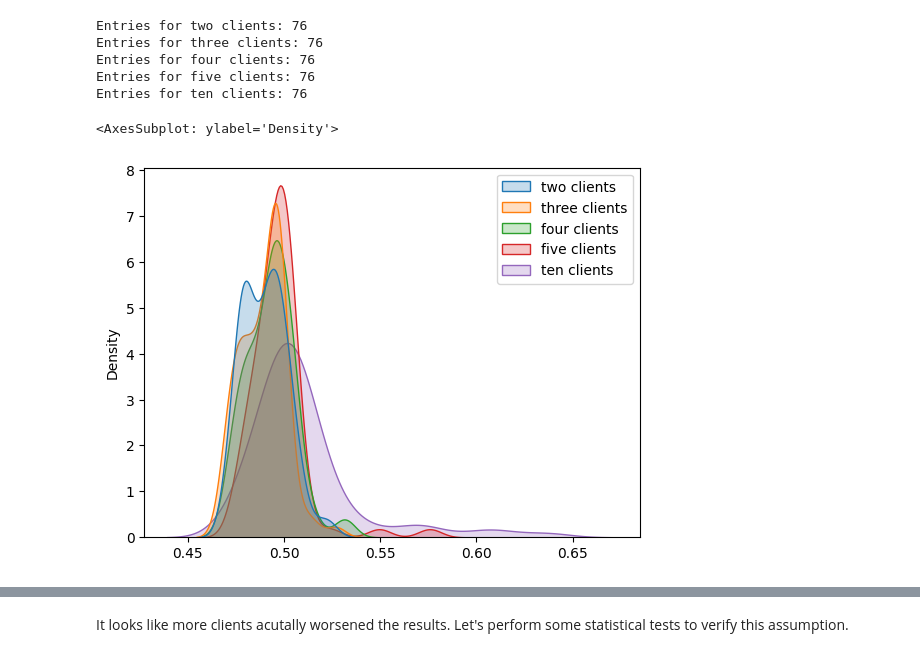
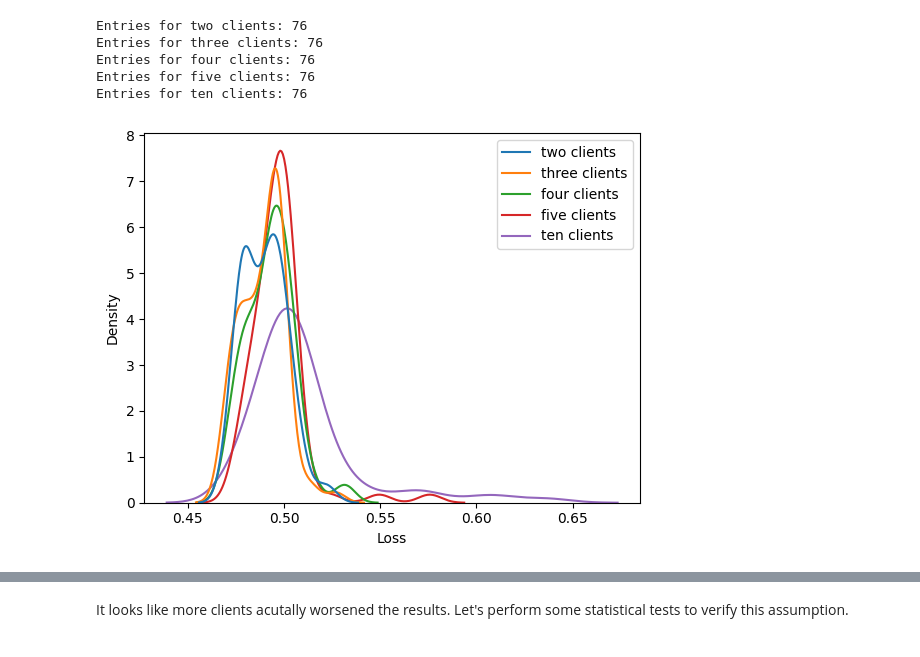
Before and after one commit to Flowwrian/Investigating-the-Effectiveness-of-Cross-Silo-Datasets-for-Training-Federated-Learning-Models, a Jupyter notebook: notebooks/weather_analysis.ipynb, the cells around one changed output, grey strips where cells are left out. Saved outputs shown, nothing was run; the diff lists cells and outputs as text; code cells hidden in the pictures.

Commit message:
Weather analysis chapter finished

```diff
--- a/notebooks/weather_analysis.ipynb
+++ b/notebooks/weather_analysis.ipynb
@@ -142,13 +191,15 @@ Entries for ten clients: 76
 # %%
 two_clients_df = weather_df[weather_df.number_of_clients == 2]
 three_clients_df = weather_df[weather_df.number_of_clients == 3]
 four_clients_df = weather_df[weather_df.number_of_clients == 4]
 five_clients_df = weather_df[weather_df.number_of_clients == 5]
 ten_clients_df = weather_df[weather_df.number_of_clients == 10]
 
 num_of_clients_diff_df = pd.DataFrame({"two clients": two_clients_df.centralized_loss.to_numpy(), "three clients": three_clients_df.centralized_loss.to_numpy(), "four clients": four_clients_df.centralized_loss.to_numpy(), "five clients": five_clients_df.centralized_loss.to_numpy(), "ten clients": ten_clients_df.centralized_loss.to_numpy()})
 
-sns.kdeplot(num_of_clients_diff_df, fill=True)
+sns.kdeplot(num_of_clients_diff_df)
+
+plt.xlabel("Loss")
+plt.savefig("exports/weather_fl_num_of_clients.svg")
 # %% [output]
-<AxesSubplot: ylabel='Density'>
-[figure, old version]
+[figure, new version]
```
Also changed, not shown: parts of 46 cells of this notebook, 13 other files.
